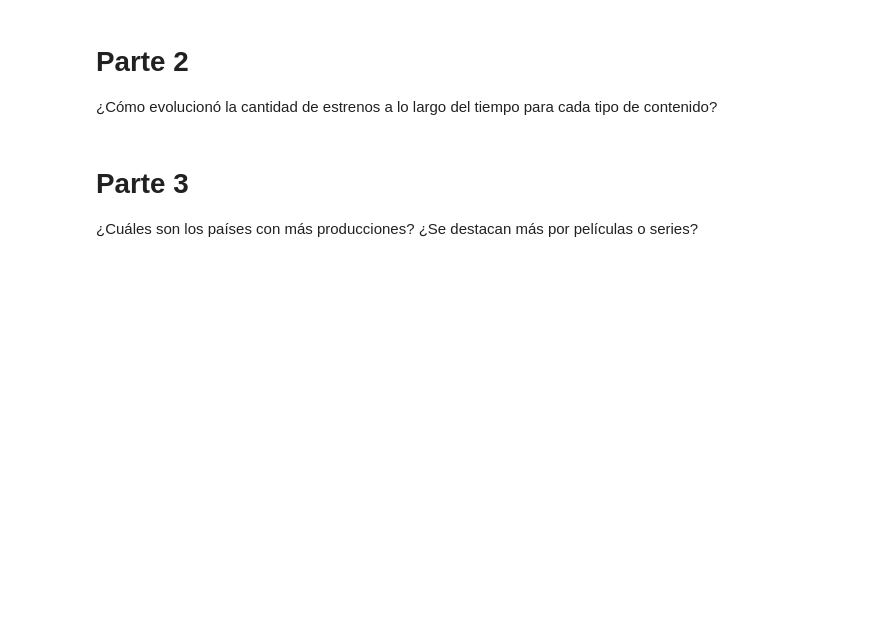
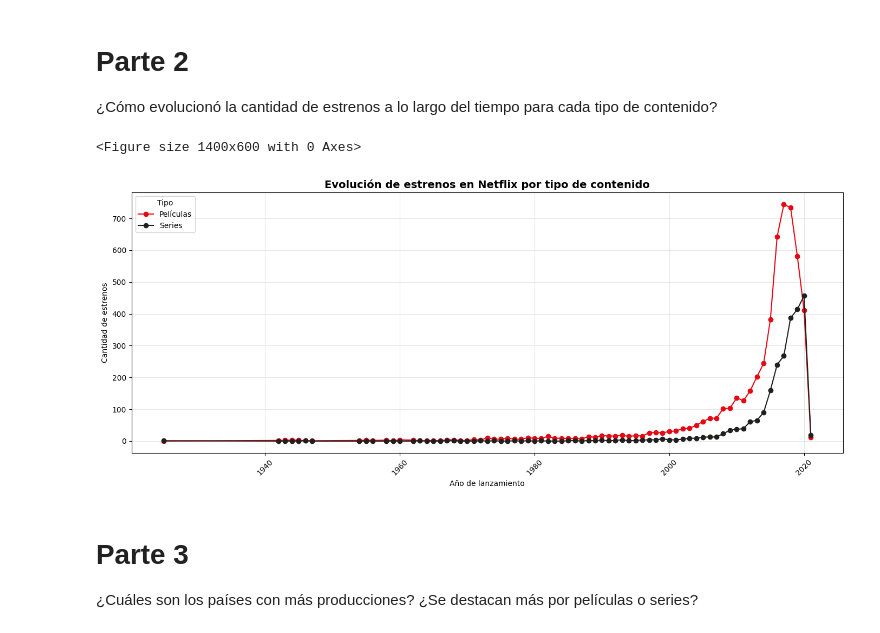
Before and after one commit to AnaMenoni/Practico-2-Analisis-de-Datos, a Jupyter notebook: practico2.ipynb, the cells around one changed output. Saved outputs shown, nothing was run; the diff lists cells and outputs as text; code cells hidden in the pictures; blank space fills up the shorter version.

```diff
--- a/practico2.ipynb
+++ b/practico2.ipynb
@@ -18,6 +46,33 @@ largo de los años?
 # Parte 2
 ¿Cómo evolucionó la cantidad de estrenos a lo largo del tiempo
 para cada tipo de contenido?
+# %%
+# Agrupar por año y tipo
+releases = df.groupby(['release_year', 'type']).size().unstack(fill_value=0)
+
+
+colors = ['#e50914', '#221f1f']  # Rojo Netflix y negro
+
+# Graficar evolución
+plt.figure(figsize=(14,6))
+releases.plot(kind="line", marker="o", color=colors, figsize=(14,6))
+
+# Títulos y etiquetas
+plt.title("Evolución de estrenos en Netflix por tipo de contenido", fontsize=14, fontweight="bold")
+plt.ylabel("Cantidad de estrenos")
+plt.xlabel("Año de lanzamiento")
+
+# Leyenda
+plt.legend(title="Tipo", labels=["Películas", "Series"], loc="upper left")
+
+# Ajuste final
+plt.grid(alpha=0.3)
+plt.xticks(rotation=45)
+plt.tight_layout()
+plt.show()
+# %% [output]
+<Figure size 1400x600 with 0 Axes>
+[figure, added]
 # %% [markdown]
 # Parte 3
 ¿Cuáles son los países con más producciones? ¿Se destacan
```
Also changed, not shown: parts of 6 cells of this notebook.
